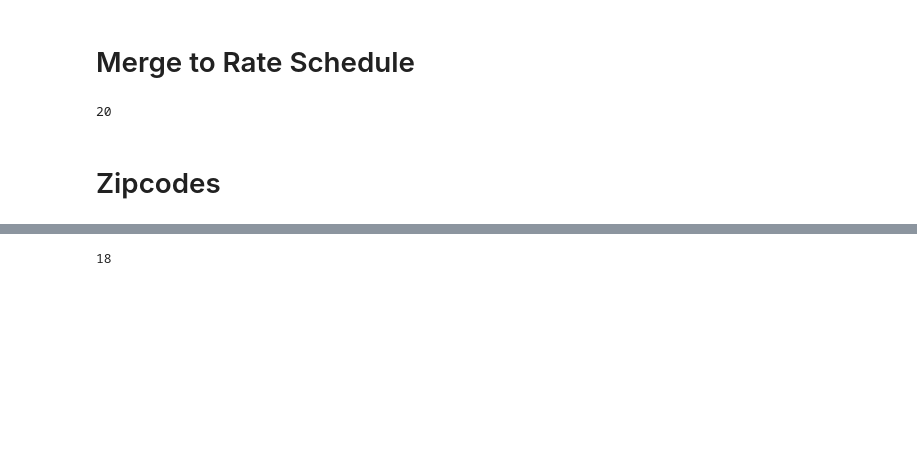
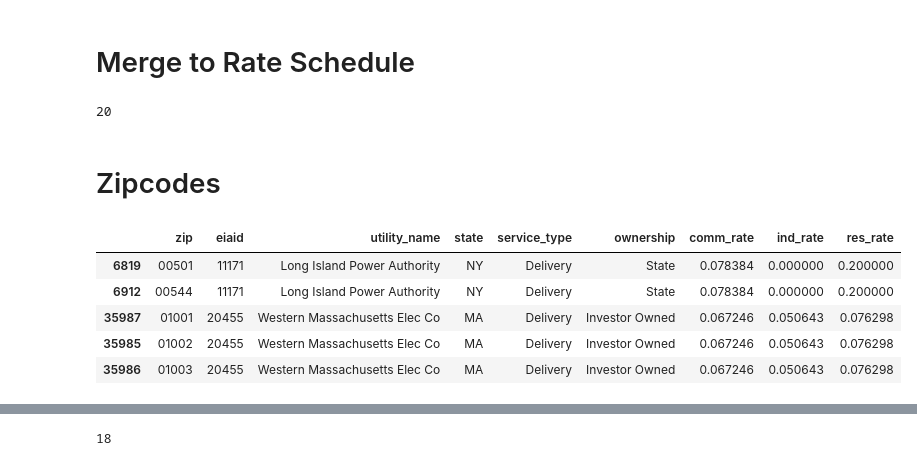
Before and after one commit to awendell989/Coincident_Peak_Final, a Jupyter notebook: CP_SE_Hour.ipynb, the cells around one changed output, grey strips where cells are left out. Saved outputs shown, nothing was run; the diff lists cells and outputs as text; code cells hidden in the pictures; blank space fills up the shorter version.

```diff
--- a/CP_SE_Hour.ipynb
+++ b/CP_SE_Hour.ipynb
@@ -258,6 +267,15 @@ U_to_Z = U_to_Z.drop_duplicates(subset=['zip','eiaid'],keep = 'last').sort_value
 #U_to_Z_Zips = U_to_Z.loc[U_to_Z['eiaid'].isin(CP_Utilities),'zip']
 file = os.path.join(os.getcwd(),'CP_Zips.csv')
 U_to_Z.to_csv(file,index = False )
+# %%
+U_to_Z.head()
+# %% [output]
+|  | zip | eiaid | utility_name | state | service_type | ownership | comm_rate | ind_rate | res_rate |
+| 6819 | 00501 | 11171 | Long Island Power Authority | NY | Delivery | State | 0.078384 | 0.000000 | 0.200000 |
+| 6912 | 00544 | 11171 | Long Island Power Authority | NY | Delivery | State | 0.078384 | 0.000000 | 0.200000 |
+| 35987 | 01001 | 20455 | Western Massachusetts Elec Co | MA | Delivery | Investor Owned | 0.067246 | 0.050643 | 0.076298 |
+| 35985 | 01002 | 20455 | Western Massachusetts Elec Co | MA | Delivery | Investor Owned | 0.067246 | 0.050643 | 0.076298 |
+| 35986 | 01003 | 20455 | Western Massachusetts Elec Co | MA | Delivery | Investor Owned | 0.067246 | 0.050643 | 0.076298 |
 # %%
 Demand_Rate_Zip_Schedule = Demand_Rate_Schedule.merge(U_to_Z[['zip','eiaid']],on ='eiaid',how ='left')
 Demand_Rate_Zip_Schedule.sort_values(by =['BA Code','utility','eiaid','name','zip','month','hour'],inplace = True)
```
Also changed, not shown: parts of 15 cells of this notebook, 6 other files.
